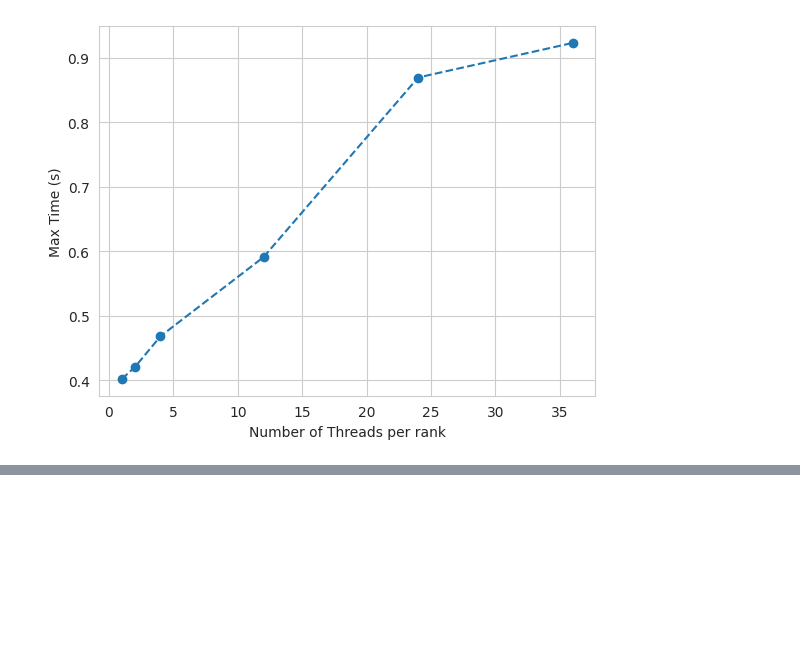
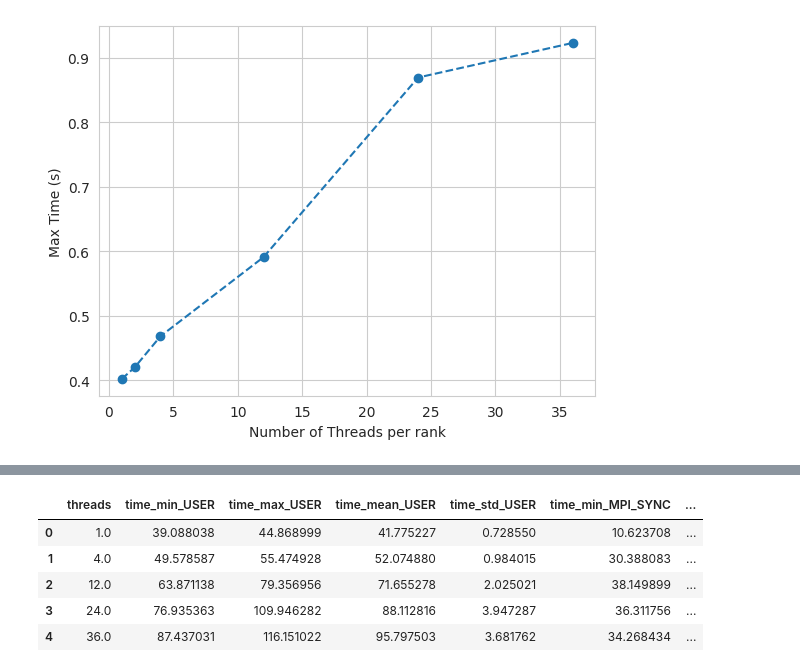
Before and after one commit to lucaparisi91/met-lfric-cirrus, a Jupyter notebook: results/analyse_results.ipynb, the cells around one changed output, grey strips where cells are left out. Saved outputs shown, nothing was run; the diff lists cells and outputs as text; code cells hidden in the pictures; blank space fills up the shorter version.

Commit message:
Added script to analyse mpi tracing data

```diff
--- a/results/analyse_results.ipynb
+++ b/results/analyse_results.ipynb
@@ -112,0 +117,24 @@ Data was extracted from craypat profiles using:
+# %%
+import tools
+from tools.craypat import extract_mpi_callstack_data
+
+run_dir="/work/z62/z62/lparisiz62/lfric/met-lfric-cirrus/runs" # Directoring containing profiles for different runs
+
+ppn_list = [288,72,24,12,8] # CPUs per node
+
+summaries = []
+for ppn in tqdm.tqdm(ppn_list): # Iterate over runs with different number of threads
+    report = f"{run_dir}/nodes192_ppn{ppn}_meshC1536_cray_pat_mpi/report.txt"
+    print(f"Processing report: {report}")
+    # Parse the report
+    profile = extract_mpi_callstack_data(report) # Extract data from text report generated with pat_report
+
+    calls = ["USER","MPI_SYNC","MPI"]
+    for call in calls:
+        summary= profile[call].timing.aggregate({'time':['min','max','mean','std']})
+        summary['threads']=288/ppn
+        summary['call'] = call
+        summaries.append(summary)
+
+summary_profile = pd.concat(summaries)
+summary_profile.head(10)
@@ -112,0 +158,12 @@ Data was extracted from craypat profiles using:
+# %%
+compact_summary_profile = summary_profile.reset_index().pivot(values=['time'],columns=['index'],index=["threads"]).reset_index()
+compact_summary_profile.columns = ['_'.join(col).strip().replace('__', '') for col in compact_summary_profile.columns.values]
+compact_summary_profile.to_csv("thread_scaling_mpi.txt", sep=" ", index=False)
+compact_summary_profile.head(10)
+# %% [output]
+|  | threads | time_min_USER | time_max_USER | time_mean_USER | time_std_USER | time_min_MPI_SYNC | ... |
+| 0 | 1.0 | 39.088038 | 44.868999 | 41.775227 | 0.728550 | 10.623708 | ... |
+| 1 | 4.0 | 49.578587 | 55.474928 | 52.074880 | 0.984015 | 30.388083 | ... |
+| 2 | 12.0 | 63.871138 | 79.356956 | 71.655278 | 2.025021 | 38.149899 | ... |
+| 3 | 24.0 | 76.935363 | 109.946282 | 88.112816 | 3.947287 | 36.311756 | ... |
+| 4 | 36.0 | 87.437031 | 116.151022 | 95.797503 | 3.681762 | 34.268434 | ... |
```
Also changed, not shown: parts of 4 cells of this notebook, 4 other files.
